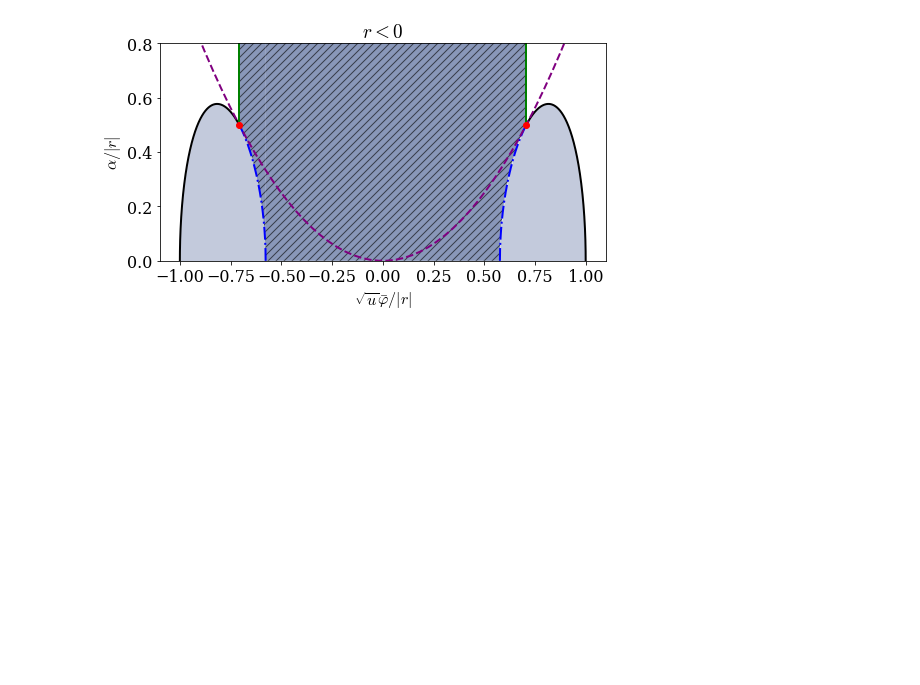
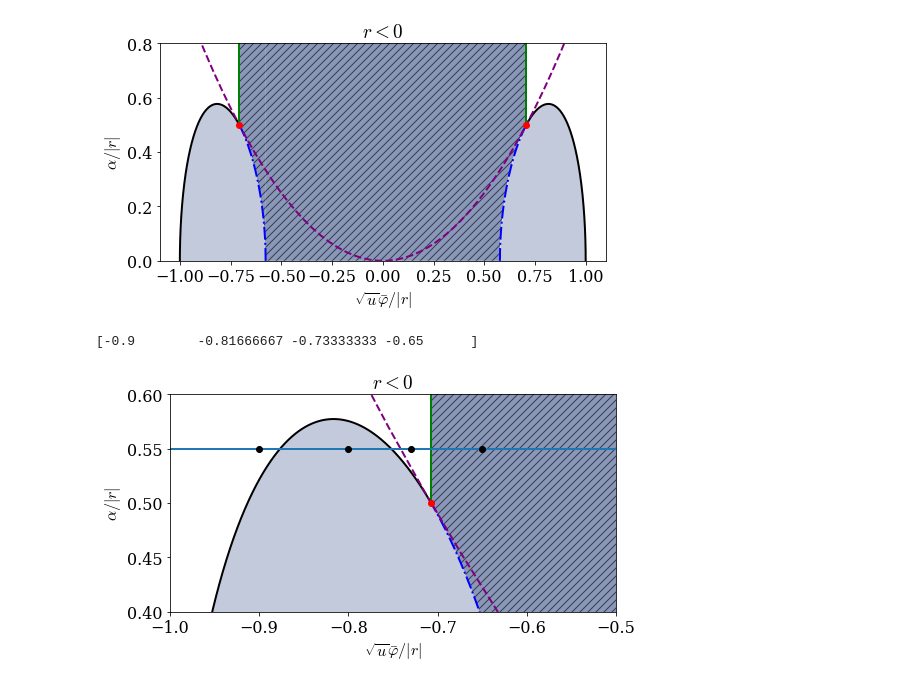
Before and after one commit to martkjoh/NRCH, a Jupyter notebook: done/phase_diag_2d.ipynb, the cells around one changed output. Cells and saved outputs as stored; diff of their text form; code cells hidden in the pictures; blank space fills up the shorter version.

```diff
--- a/done/phase_diag_2d.ipynb
+++ b/done/phase_diag_2d.ipynb
@@ -239,3 +239,62 @@ plt.show()
 fig.savefig('fig/l6.pdf',bbox_inches='tight')
 # %% [output]
 [figure]
+# %%
+fig, ax = plt.subplots(figsize=(8,4))
+
+x0 = 1/np.sqrt(3)
+x1 = 1/np.sqrt(2)
+xx1 = np.linspace(x0, x1, 1000)
+xx2 = np.linspace(x1, 1, 1000)
+a = lambda x : np.sqrt(-3*x**4 + 4*x**2 - 1)
+
+ax.plot(xx1, a(xx1), 'b-.')
+ax.plot(-xx1, a(xx1), 'b-.')
+ax.plot(xx2, a(xx2), 'k-')
+ax.plot(-xx2, a(xx2), 'k-')
+
+ax.plot([x1, x1], [a(x1), 1], 'g-')
+ax.plot([-x1, -x1], [a(x1), 1], 'g-')
+
+xx = np.linspace(x0, 1, 1000)
+
+ax.fill_between(xx, a(xx),np.zeros_like(xx), color=color, alpha=0.3, linewidth=0.0)
+ax.fill_between(-xx, a(xx),np.zeros_like(xx), color=color, alpha=0.3, linewidth=0.0)
+
+xx3 = np.linspace(-x1, -x0, 1000)
+ax.fill_between(xx3, a(xx3), 1, color=color, alpha=0.6, hatch='///', linewidth=0.0, edgecolor='#00000000')
+ax.fill_between(-xx3, a(xx3), 1, color=color, alpha=0.6, hatch='///', linewidth=0.0, edgecolor='#00000000')
+
+xx4 = np.linspace(-x0, x0, 1000)
+ax.fill_between(xx4, 0, 1, color=color, alpha=0.6, hatch='///', linewidth=0.0, edgecolor='#00000000')
+
+x = np.linspace(-1, 1)
+ax.plot(x, x**2, '--', color='purple', label='EL')
+
+ax.plot(x1, a(x1), 'ro', label='CEP')
+ax.plot(-x1, a(x1), 'ro')
+
+ax.set_ylabel("$\\alpha/|r|$")
+ax.set_xlabel("$\\sqrt{u} \\bar \\varphi/|r|$")
+ax.set_title("$r < 0$")
+
+ax.set_ylim(0, .8)
+
+
+p = np.linspace(-1, 0, 1000)
+ax.plot(p,.55*np.ones_like(p))
+
+ps = np.linspace(-.9, -.65, 4)
+print(ps)
+ps = [-.9, -.8, -0.73, -.65]
+for point in ps:
+    ax.plot(point, .55, 'ko')
+
+ax.set_xlim(-1, -.5)
+ax.set_ylim(.4, .6)
+
+plt.show()
+fig.savefig('fig/movies.pdf',bbox_inches='tight')
+# %% [output]
+[-0.9        -0.81666667 -0.73333333 -0.65      ]
+[figure, added]
```
Also changed, not shown: 7 other files.
